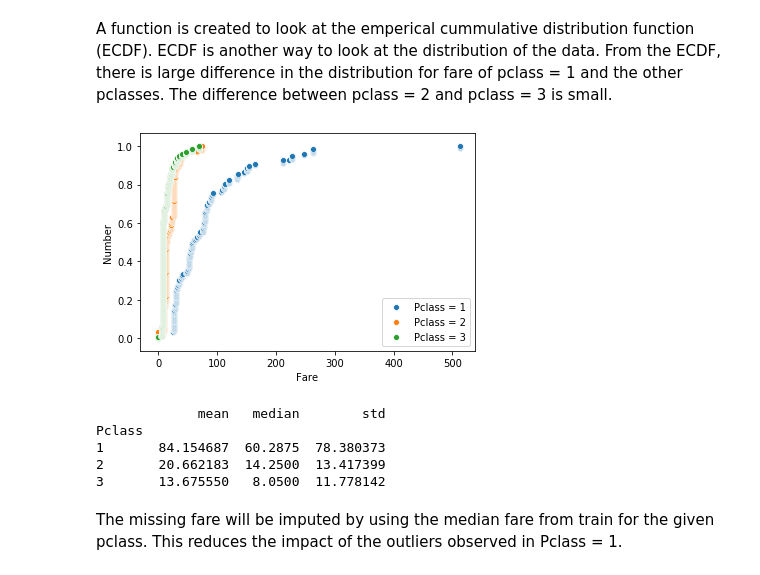
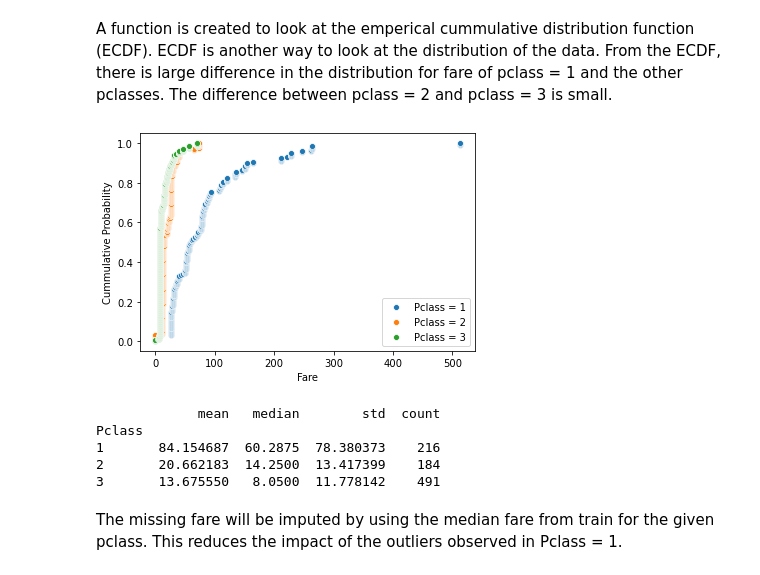
Before and after one commit to robertghennessy/Kaggle-Titanic, a Jupyter notebook: Titianic_Jupyter_v2.ipynb, the cells around one changed output. Drawn from its saved outputs; the diff is of its cells as text; code cells hidden in the pictures.

```diff
--- a/Titianic_Jupyter_v2.ipynb
+++ b/Titianic_Jupyter_v2.ipynb
@@ -221,31 +246,31 @@ multi_hist(train, 'Fare', 'Pclass', bins=bins)
 A function is created to look at the emperical cummulative distribution function (ECDF). ECDF is another way to look at the distribution of the data. From the ECDF, there is large difference in the distribution for fare of pclass = 1 and the other pclasses. The difference between pclass = 2 and pclass = 3 is small.
 # %%
 def multi_ecdf(df, value_col, hue_col):
-    unique_values = sorted(df[hue_col].unique())
+    unique_values = sorted(df[hue_col].dropna().unique())
     for value in unique_values:
         selected_entries = df[df[hue_col] == value]
         label = hue_col + ' = '+ str(value)
         """ Compute ECDF """
         x = np.sort(selected_entries[value_col].dropna())
         n = x.size
         y = np.arange(1, n+1) / n
         sns.scatterplot(x, y, label=label)
     plt.legend()
     plt.xlabel(value_col)
-    plt.ylabel('Number')
+    plt.ylabel('Cummulative Probability')
     plt.show()
     return None
 
 multi_ecdf(train, 'Fare', 'Pclass')
 
-print(train.groupby('Pclass')['Fare'].agg([np.mean, np.median, np.std]))
+print(train.groupby('Pclass')['Fare'].agg([np.mean, np.median, np.std, 'count']))
 # %% [output]
-[figure, old version]
+[figure, new version]
-             mean   median        std
+             mean   median        std  count
 Pclass
-1       84.154687  60.2875  78.380373
-2       20.662183  14.2500  13.417399
-3       13.675550   8.0500  11.778142
+1       84.154687  60.2875  78.380373    216
+2       20.662183  14.2500  13.417399    184
+3       13.675550   8.0500  11.778142    491
 # %% [markdown]
 The missing fare will be imputed by using the median fare from train for the given pclass. This reduces the impact of the outliers observed in Pclass = 1.
 # %%
```
Also changed, not shown: parts of 70 cells of this notebook.
